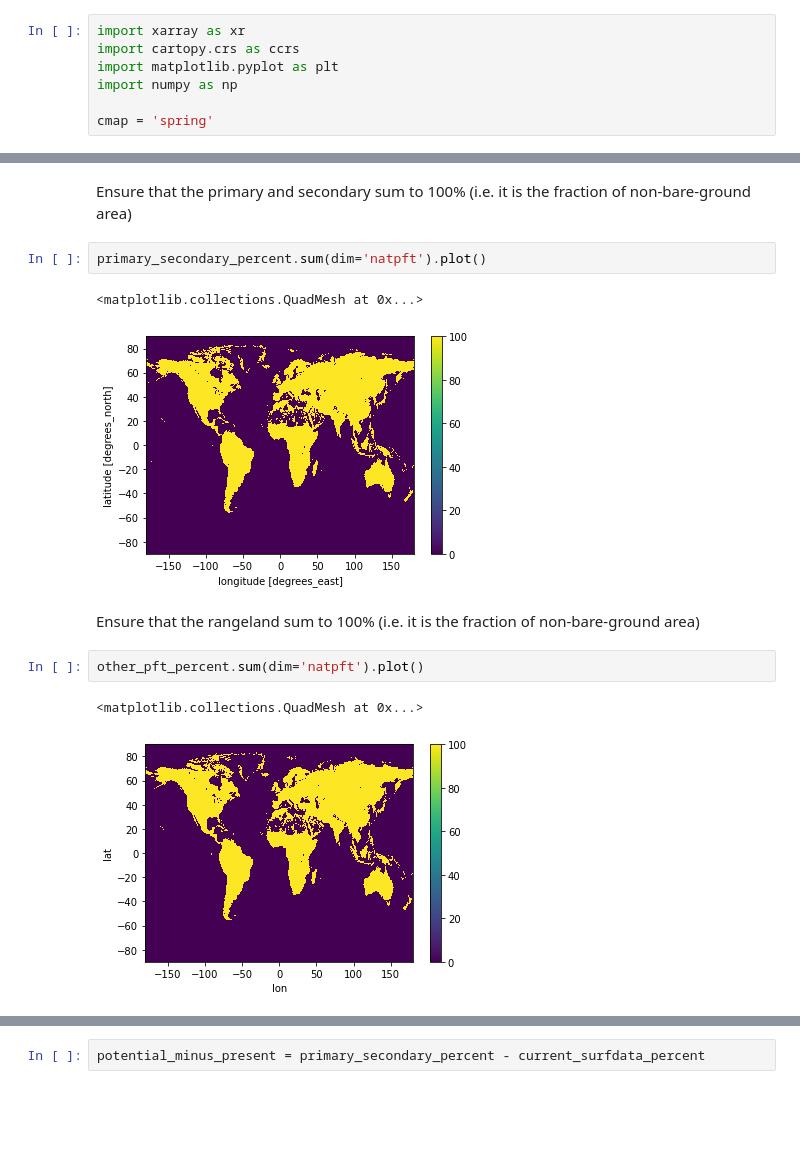
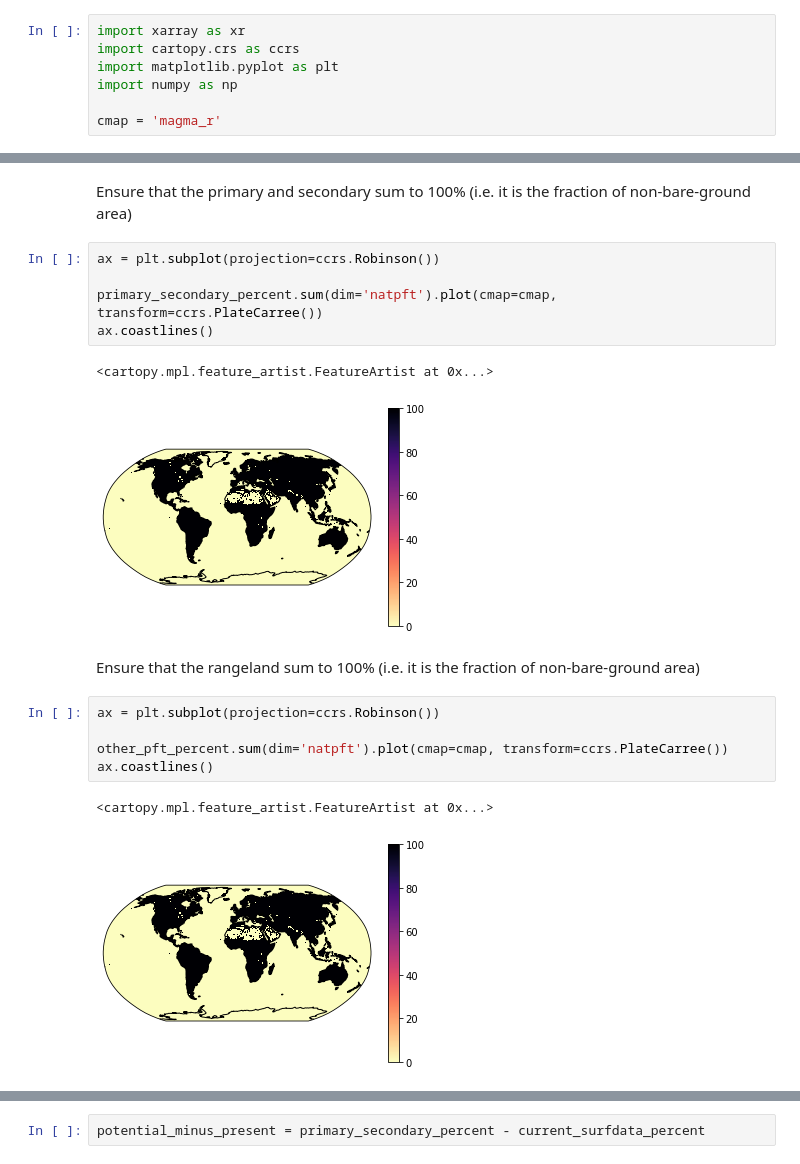
Before and after one commit to ckoven/clm_landusedata, a Jupyter notebook: clm_landusedata.ipynb, the cells around one changed output, grey strips where cells are left out. Saved outputs shown, nothing was run; the diff lists cells and outputs as text; blank space fills up the shorter version.

```diff
--- a/clm_landusedata.ipynb
+++ b/clm_landusedata.ipynb
@@ -6,7 +6,7 @@ import cartopy.crs as ccrs
 import matplotlib.pyplot as plt
 import numpy as np
 
-cmap = 'spring'
+cmap = 'magma_r'
 # %% [markdown]
 Load the data files and update metadata
 # %%
@@ -103,17 +109,23 @@ plt.subplots_adjust(hspace=-0.65)
 # %% [markdown]
 Ensure that the primary and secondary sum to 100% (i.e. it is the fraction of non-bare-ground area)
 # %%
-primary_secondary_percent.sum(dim='natpft').plot()
+ax = plt.subplot(projection=ccrs.Robinson())
+
+primary_secondary_percent.sum(dim='natpft').plot(cmap=cmap, transform=ccrs.PlateCarree())
+ax.coastlines()
 # %% [output]
-<matplotlib.collections.QuadMesh at 0x...>
+<cartopy.mpl.feature_artist.FeatureArtist at 0x...>
-[figure, old version]
+[figure, new version]
 # %% [markdown]
 Ensure that the rangeland sum to 100% (i.e. it is the fraction of non-bare-ground area)
 # %%
-other_pft_percent.sum(dim='natpft').plot()
+ax = plt.subplot(projection=ccrs.Robinson())
+
+other_pft_percent.sum(dim='natpft').plot(cmap=cmap, transform=ccrs.PlateCarree())
+ax.coastlines()
 # %% [output]
-<matplotlib.collections.QuadMesh at 0x...>
+<cartopy.mpl.feature_artist.FeatureArtist at 0x...>
-[figure, old version]
+[figure, new version]
 # %%
 fg = current_surfdata_percent.plot(x='lon',y='lat',col='natpft', col_wrap=4, cmap=cmap, transform=ccrs.PlateCarree(), subplot_kws=dict(projection=ccrs.Robinson()), add_colorbar=False)
 
```
Also changed, not shown: parts of 7 cells of this notebook.
